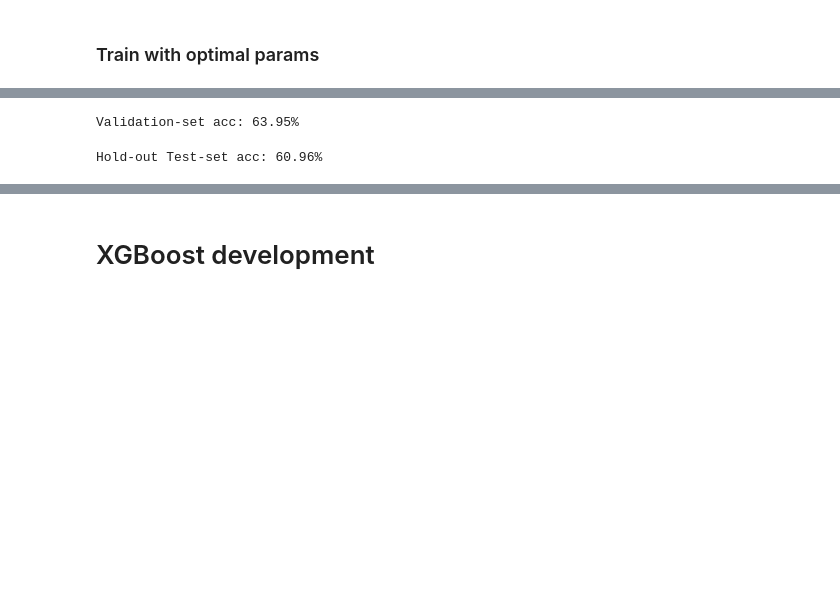
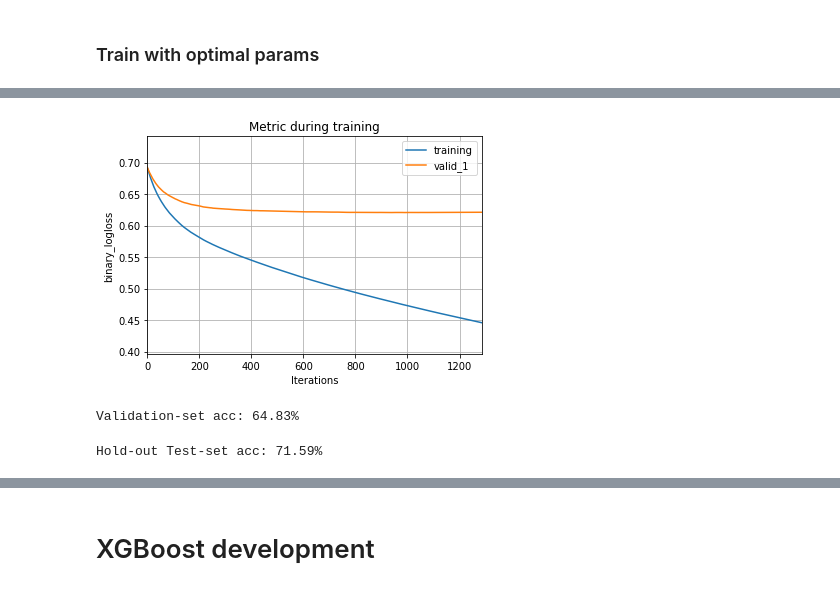
Before and after one commit to rrichards7/tennis-ml, a Jupyter notebook: notebooks/tennis_ml.ipynb, the cells around one changed output, grey strips where cells are left out. Saved outputs shown, nothing was run; the diff lists cells and outputs as text; code cells hidden in the pictures; blank space fills up the shorter version.

```diff
--- a/notebooks/tennis_ml.ipynb
+++ b/notebooks/tennis_ml.ipynb
@@ -341,14 +467,14 @@ fit_params={"early_stopping_rounds": 30,
 #n_estimators is set to a "large value". The actual number of trees build will depend on early stopping and 5000 define only the absolute maximum
 
 #This parameter defines the number of HP points to be tested
-n_HP_points_to_test = 200
+n_HP_points_to_test = 250
 
 clf = lgb.LGBMClassifier(max_depth=-1,
                          random_state=7,
                          silent=True,
                          metric='None',
                          n_jobs=8,
-                         n_estimators=5000,
+                         n_estimators=2000,
                          objective='binary')
 
 gs = RandomizedSearchCV(estimator=clf,
@@ -459,0 +518,32 @@ KeyboardInterrupt:
+# %%
+params = {'bagging_fraction': 0.95,
+          'bagging_freq': 4,
+          'colsample_bytree': 0.5082709715216089,
+          'learning_rate': 1e-02,
+          'max_depth': -1,
+          'min_child_samples': 230,
+          'min_child_weight': 0.1,
+          'min_data_in_leaf': 41,
+          'num_leaves': 134,
+          'reg_alpha': 2,
+          'reg_lambda': 5,
+          'subsample': 0.5319087827515545,
+          'n_estimators' :10000,
+          'objective':'binary',
+          'n_jobs' : 8}
+
+# create dataset for lightgbm
+lgb_train = lgb.Dataset(x_train, y_train[:,0])
+lgb_valid = lgb.Dataset(x_val, y_val[:,0], reference=lgb_train)
+
+# to record eval results for plotting
+evals_result = {}
+
+# train
+lgb_model = lgb.train(params,
+                        lgb_train,
+                        num_boost_round=200,
+                        valid_sets=[lgb_train, lgb_valid],
+                        evals_result=evals_result,
+                        verbose_eval=10,
+                        early_stopping_rounds=350)
@@ -460,12 +568,17 @@ KeyboardInterrupt:
+# %%
+ax = lgb.plot_metric(evals_result, metric='binary_logloss')
+plt.show()
+# %% [output]
+[figure, added]
 # %%
 #validation set prediction @ 0.5 threshold
-y_pred_val = model.predict(x_val)
-print(f'Validation-set acc: {accuracy_score(y_val, y_pred_val)*100:0.2f}%')
+y_pred_val = lgb_model.predict(x_val)
+print(f'Validation-set acc: {accuracy_score(y_val, y_pred_val>0.50)*100:0.2f}%')
 # %% [output]
-Validation-set acc: 63.95%
+Validation-set acc: 64.83%
 # %%
-#validation set prediction @ 0.5 threshold
-y_pred_test = model.predict(x_test)
-print(f'Hold-out Test-set acc: {accuracy_score(y_test, y_pred_test)*100:0.2f}%')
+#test set prediction @ 0.5 threshold
+y_pred_test = lgb_model.predict(x_test)
+print(f'Hold-out Test-set acc: {accuracy_score(y_test, y_pred_test>0.50)*100:0.2f}%')
 # %% [output]
-Hold-out Test-set acc: 60.96%
+Hold-out Test-set acc: 71.59%
```
Also changed, not shown: parts of 121 cells of this notebook.
